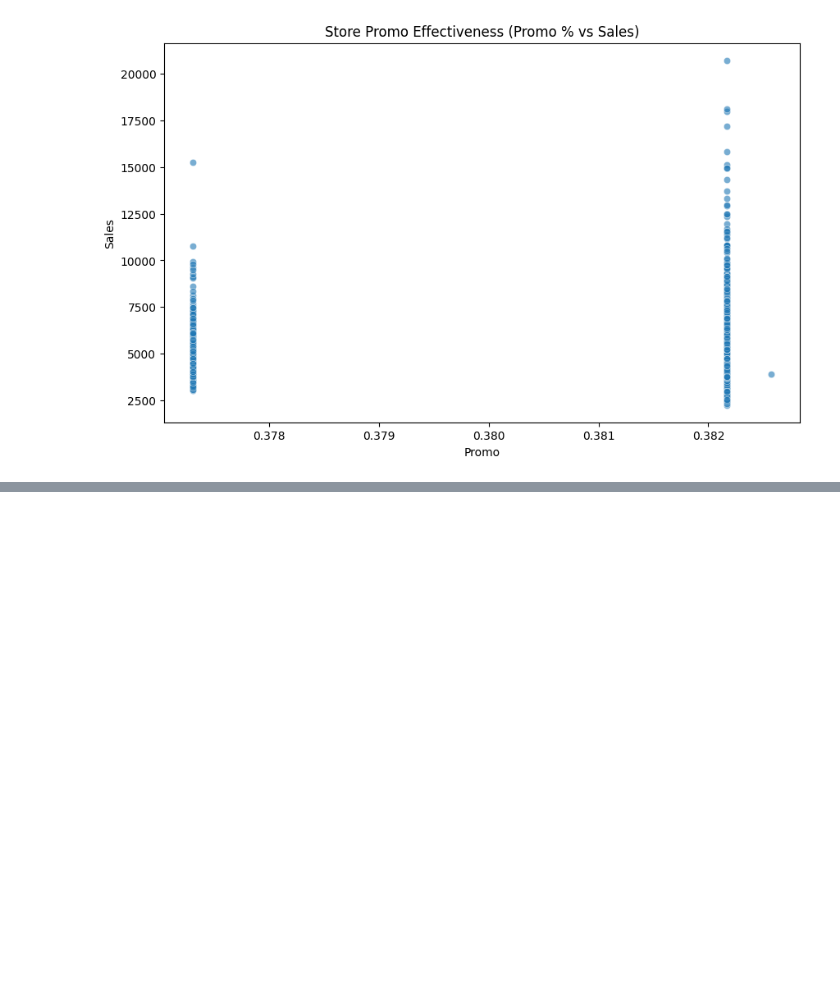
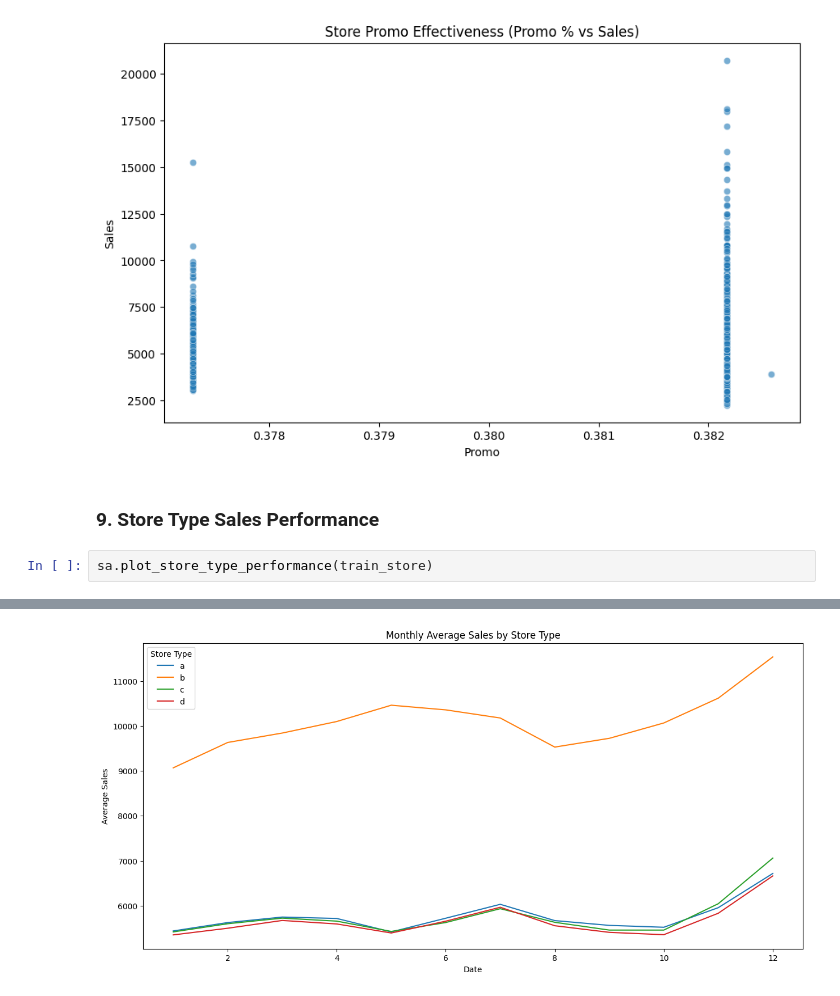
Before and after one commit to BlenSeleshi/SalesDataAnalytics, a Jupyter notebook: notebooks/salesAnalysis.ipynb, the cells around one changed output, grey strips where cells are left out. Drawn from its saved outputs; the diff is of its cells as text; blank space fills up the shorter version.

Commit message:
analyzed sales performance of the store types

```diff
--- a/notebooks/salesAnalysis.ipynb
+++ b/notebooks/salesAnalysis.ipynb
@@ -135,3 +135,8 @@ sa.store_promo_effectiveness(train_store)
 # %% [output]
 2024-09-20 20:00:34,860 - INFO - Plotting the effectiveness of promotion on based on store types...
 [figure]
+# %% [markdown]
+### 9. Store Type Sales Performance
+# %%
+sa.plot_store_type_performance(train_store)
+# %% [output]
@@ -137,0 +144 @@ sa.store_promo_effectiveness(train_store)
+[figure, added]
```
Also changed, not shown: parts of 1 cell of this notebook.
